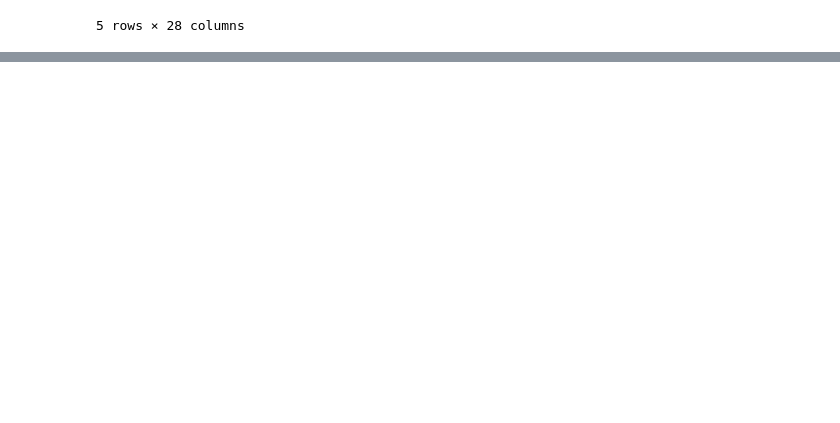
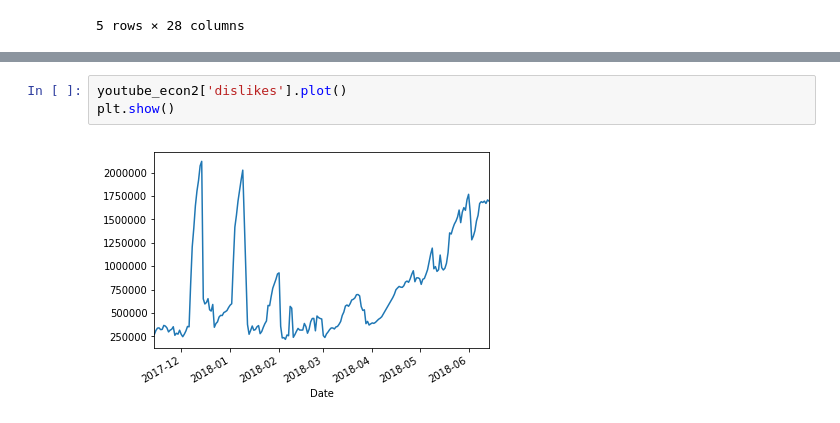
Before and after one commit to srive326/Youtube-forecasting, a Jupyter notebook: notebooks/Vars youtube.ipynb, the cells around one changed output, grey strips where cells are left out. Drawn from its saved outputs; the diff is of its cells as text; blank space fills up the shorter version.

```diff
--- a/notebooks/Vars youtube.ipynb
+++ b/notebooks/Vars youtube.ipynb
@@ -32,0 +66,5 @@ plt.show()
+# %%
+youtube_econ2['dislikes'].plot()
+plt.show()
+# %% [output]
+[figure, added]
```
Also changed, not shown: parts of 23 cells of this notebook.
